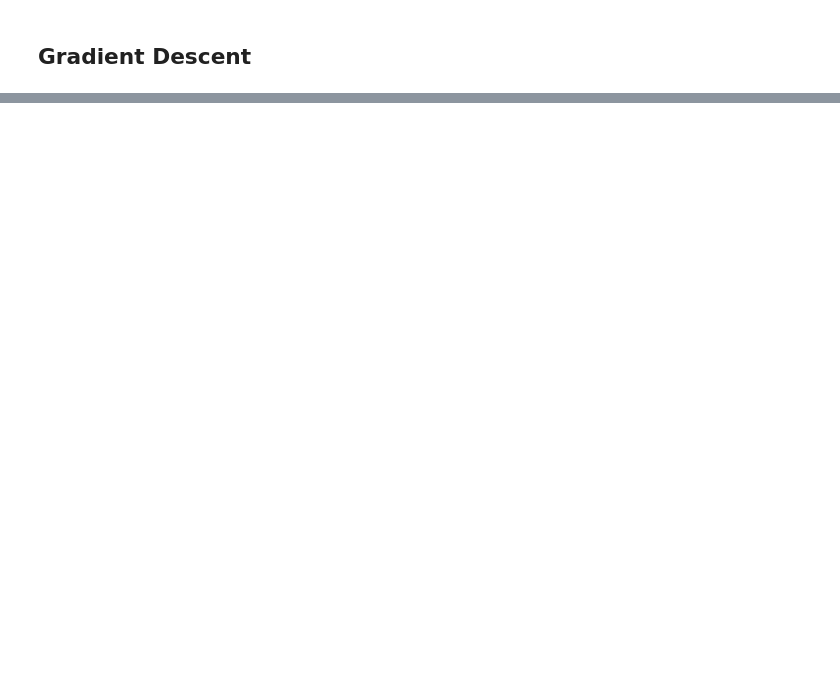
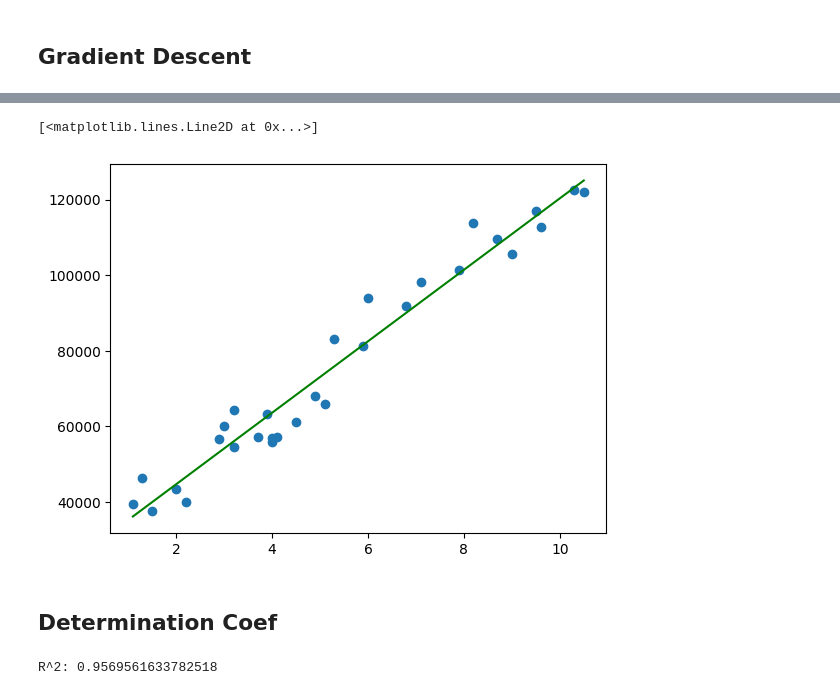
Before and after one commit to zaki-him/Linear-Regression---Salary-Dataset, a Jupyter notebook: main.ipynb, the cells around one changed output, grey strips where cells are left out. Saved outputs shown, nothing was run; the diff lists cells and outputs as text; code cells hidden in the pictures; blank space fills up the shorter version.

```diff
--- a/main.ipynb
+++ b/main.ipynb
@@ -95,0 +112,20 @@ def gradient_descent(X_train, y_train, theta, learning_rate, iterations):
+# %%
+plt.scatter(X, y_train)
+plt.plot(X, model(X_train, final_theta), color='green')
+# %% [output]
+[<matplotlib.lines.Line2D at 0x...>]
+[figure, added]
+# %% [markdown]
+## Determination Coef
+# %%
+def determination_coefficient(X_train, y_train, theta):
+    predictions = model(X_train, theta).flatten()
+    ss_total = np.sum((y_train - np.mean(y_train)) ** 2)
+    ss_residual = np.sum((y_train - predictions) ** 2)
+    r_squared = 1 - (ss_residual / ss_total)
+    return r_squared
+
+r2 = determination_coefficient(X_train, y_train, final_theta)
+print(f"R^2: {r2}")
+# %% [output]
+R^2: 0.9569561633782518
```
Also changed, not shown: parts of 6 cells of this notebook.
